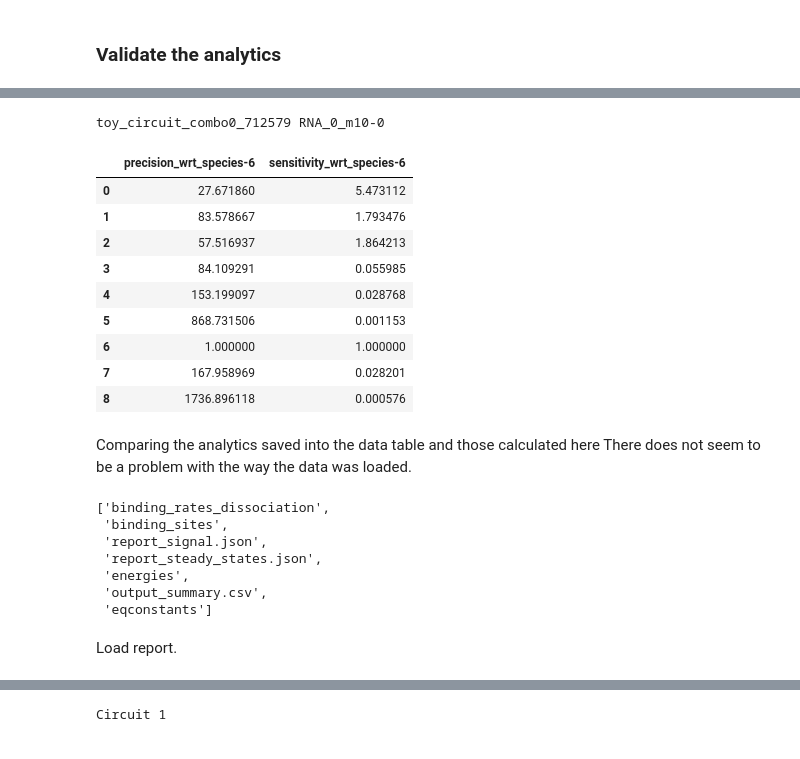
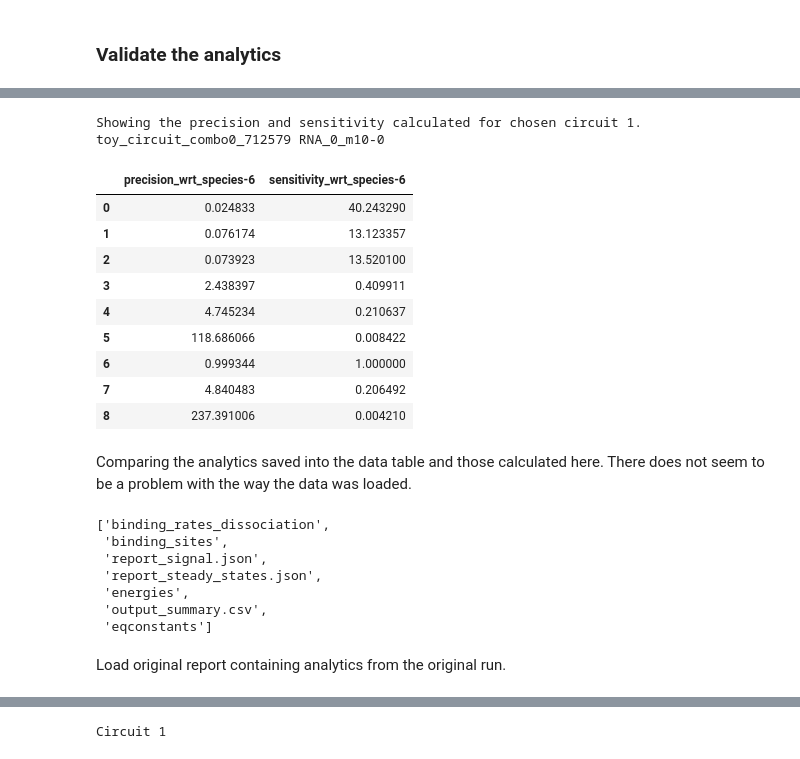
Before and after one commit to olive004/synbio_morpher, a Jupyter notebook: notebooks/15_circuit_case_study.ipynb, the cells around one changed output, grey strips where cells are left out. Saved outputs shown, nothing was run; the diff lists cells and outputs as text; code cells hidden in the pictures.

```diff
--- a/notebooks/15_circuit_case_study.ipynb
+++ b/notebooks/15_circuit_case_study.ipynb
@@ -267,0 +249,24 @@ circuit_modeller.dt
+# %%
+
+forward_rates = circuits1[0].qreactions.reactions.forward_rates
+reverse_rates = np.asarray(
+    [c.qreactions.reactions.reverse_rates for c in circuits])
+
+t0 = 0
+t1 = 500
+dt = 0.001
+tmax = 5000
+threshold_steady_states = 0.01
+save_steps = 1000  # int(np.min([200, t1-t0]))
+
+signal_onehot = np.zeros_like(circuits1[0].signal.reactions_onehot) if circuits1[0].use_prod_and_deg else np.zeros_like(circuits1[0].signal.onehot)
+sim_func = jax.jit(jax.vmap(partial(bioreaction_sim_dfx_expanded,
+                            t0=t0, t1=t1, dt0=dt,
+                            signal=vanilla_return, signal_onehot=signal_onehot,
+                            inputs=circuits1[0].qreactions.reactions.inputs,
+                            outputs=circuits1[0].qreactions.reactions.outputs,
+                            forward_rates=forward_rates,
+                            solver=dfx.Tsit5(),
+                            saveat=dfx.SaveAt(
+                                ts=np.linspace(t0, t1, save_steps))
+                            )))
@@ -441,5 +398,7 @@ array([[400.     , 359.12784, 347.8618 , 337.31686, 327.44864, 318.20947,
 # %%
-df_calculated = pd.DataFrame({k: v.squeeze() for k, v in b_analytics_l[chid].items() if 'first_derivative' not in k}, index=np.arange(len(b_analytics_l[chid]['RMSE'].squeeze())))
+chosen_circuit_idx = 1
+
+df_calculated = pd.DataFrame({k: v.squeeze() for k, v in b_analytics_l[chosen_circuit_idx].items() if 'first_derivative' not in k}, index=np.arange(len(b_analytics_l[chosen_circuit_idx]['RMSE'].squeeze())))
 df_calculated
 # %% [output]
 |  | RMSE | RMSE_diff_to_base_circuit | RMSE_ratio_from_mutation_to_base | fold_change | fold_change_diff_to_base_circuit | ... |
@@ -455,22 +414,24 @@ df_calculated
 9 rows × 30 columns
 # %%
-c = circuits[chid]
+c = circuits[chosen_circuit_idx]
+print(f'Showing the precision and sensitivity calculated for chosen circuit {chosen_circuit_idx}.')
 print(c.name, c.subname)
 df_calculated[['precision_wrt_species-6', 'sensitivity_wrt_species-6']]
 # %% [output]
+Showing the precision and sensitivity calculated for chosen circuit 1.
 toy_circuit_combo0_712579 RNA_0_m10-0
 |  | precision_wrt_species-6 | sensitivity_wrt_species-6 |
-| 0 | 27.671860 | 5.473112 |
-| 1 | 83.578667 | 1.793476 |
-| 2 | 57.516937 | 1.864213 |
-| 3 | 84.109291 | 0.055985 |
-| 4 | 153.199097 | 0.028768 |
-| 5 | 868.731506 | 0.001153 |
-| 6 | 1.000000 | 1.000000 |
-| 7 | 167.958969 | 0.028201 |
-| 8 | 1736.896118 | 0.000576 |
+| 0 | 0.024833 | 40.243290 |
+| 1 | 0.076174 | 13.123357 |
+| 2 | 0.073923 | 13.520100 |
+| 3 | 2.438397 | 0.409911 |
+| 4 | 4.745234 | 0.210637 |
+| 5 | 118.686066 | 0.008422 |
+| 6 | 0.999344 | 1.000000 |
+| 7 | 4.840483 | 0.206492 |
+| 8 | 237.391006 | 0.004210 |
 # %% [markdown]
-Comparing the analytics saved into the data table and those calculated here There does not seem to be a problem with the way the data was loaded.
+Comparing the analytics saved into the data table and those calculated here. There does not seem to be a problem with the way the data was loaded.
 # %%
 
 os.listdir(os.path.join(fn.split('summarise')[0], 'mutation_effect_on_interactions_signal', c.name, 'mutations', c.subname))
@@ -482,8 +443,8 @@ os.listdir(os.path.join(fn.split('summarise')[0], 'mutation_effect_on_interactio
  'energies',
  'output_summary.csv',
  'eqconstants']
-# %% [markdown]
-Load report.
+# %% [markdown]
+Load original report containing analytics from the original run.
 # %%
 fn_report = os.path.join(fn.split('summarise')[0], 'mutation_effect_on_interactions_signal', c.name, 'mutations', c.subname, 'report_signal.json')
 fn_report_ss = os.path.join(fn.split('summarise')[0], 'mutation_effect_on_interactions_signal', c.name, 'mutations', c.subname, 'report_steady_states.json')
```
Also changed, not shown: parts of 38 cells of this notebook, 1 other file.
